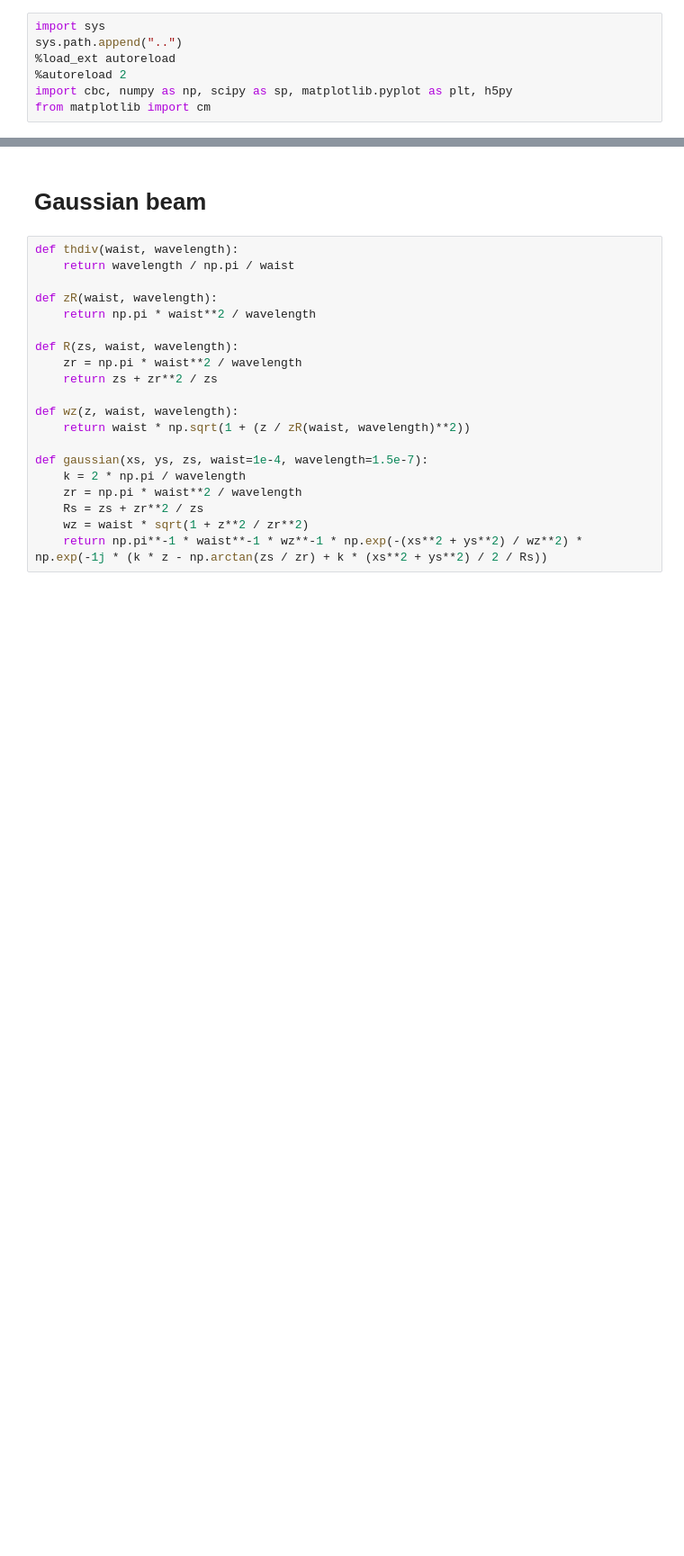
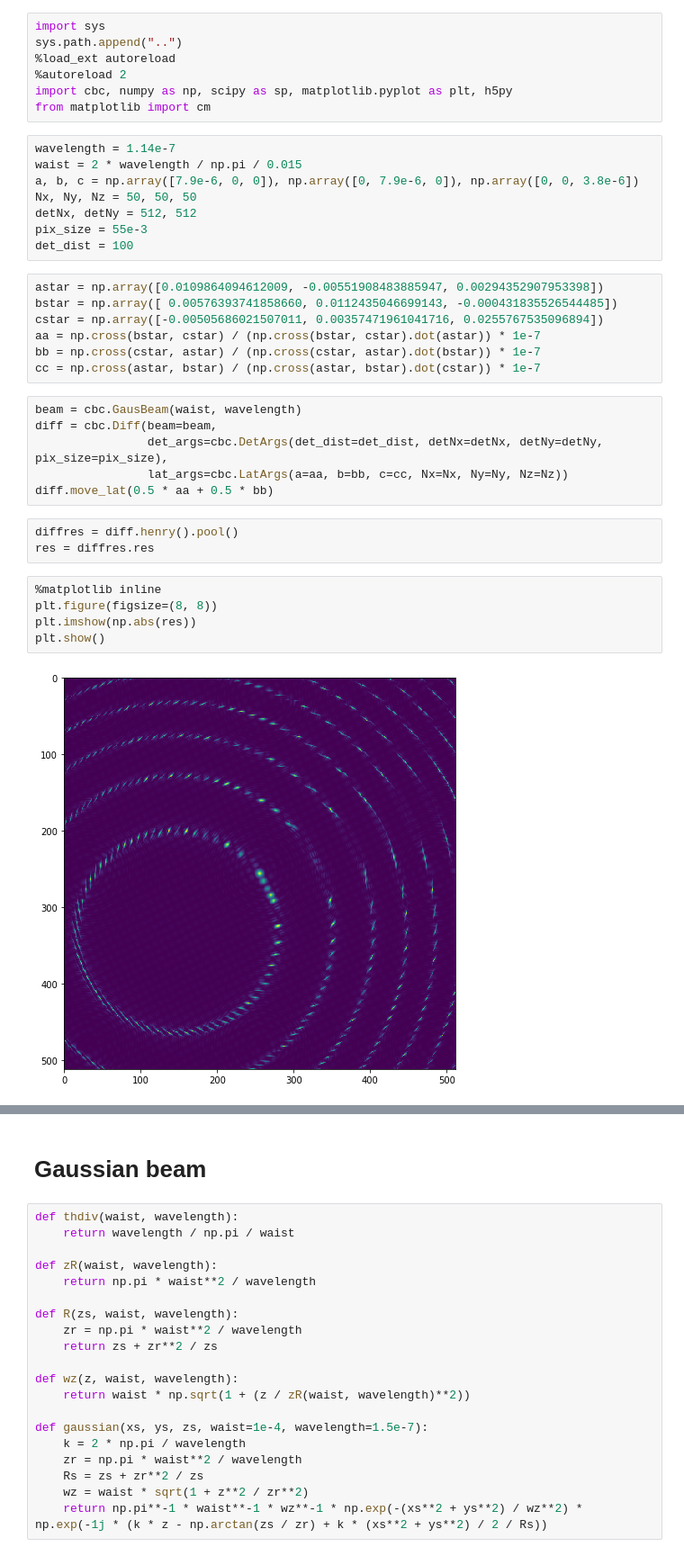
Before and after one commit to simply-nicky/cbc, a Jupyter notebook: prototyping/proto.ipynb, the cells around one changed output, grey strips where cells are left out. Shown at 90% size. Cells and saved outputs as stored; diff of their text form; blank space fills up the shorter version.

```diff
--- a/prototyping/proto.ipynb
+++ b/prototyping/proto.ipynb
@@ -5,4 +5,35 @@ sys.path.append("..")
 %autoreload 2
 import cbc, numpy as np, scipy as sp, matplotlib.pyplot as plt, h5py
 from matplotlib import cm
+# %%
+wavelength = 1.14e-7
+waist = 2 * wavelength / np.pi / 0.015
+a, b, c = np.array([7.9e-6, 0, 0]), np.array([0, 7.9e-6, 0]), np.array([0, 0, 3.8e-6])
+Nx, Ny, Nz = 50, 50, 50
+detNx, detNy = 512, 512
+pix_size = 55e-3
+det_dist = 100
+# %%
+astar = np.array([0.0109864094612009, -0.00551908483885947, 0.00294352907953398])
+bstar = np.array([ 0.00576393741858660, 0.0112435046699143, -0.000431835526544485])
+cstar = np.array([-0.00505686021507011, 0.00357471961041716, 0.0255767535096894])
+aa = np.cross(bstar, cstar) / (np.cross(bstar, cstar).dot(astar)) * 1e-7
+bb = np.cross(cstar, astar) / (np.cross(cstar, astar).dot(bstar)) * 1e-7
+cc = np.cross(astar, bstar) / (np.cross(astar, bstar).dot(cstar)) * 1e-7
+# %%
+beam = cbc.GausBeam(waist, wavelength)
+diff = cbc.Diff(beam=beam,
+                det_args=cbc.DetArgs(det_dist=det_dist, detNx=detNx, detNy=detNy, pix_size=pix_size),
+                lat_args=cbc.LatArgs(a=aa, b=bb, c=cc, Nx=Nx, Ny=Ny, Nz=Nz))
+diff.move_lat(0.5 * aa + 0.5 * bb)
+# %%
+diffres = diff.henry().pool()
+res = diffres.res
+# %%
+%matplotlib inline
+plt.figure(figsize=(8, 8))
+plt.imshow(np.abs(res))
+plt.show()
+# %% [output]
+[figure, added]
 # %%
```
Also changed, not shown: parts of 7 cells of this notebook, 7 other files.
